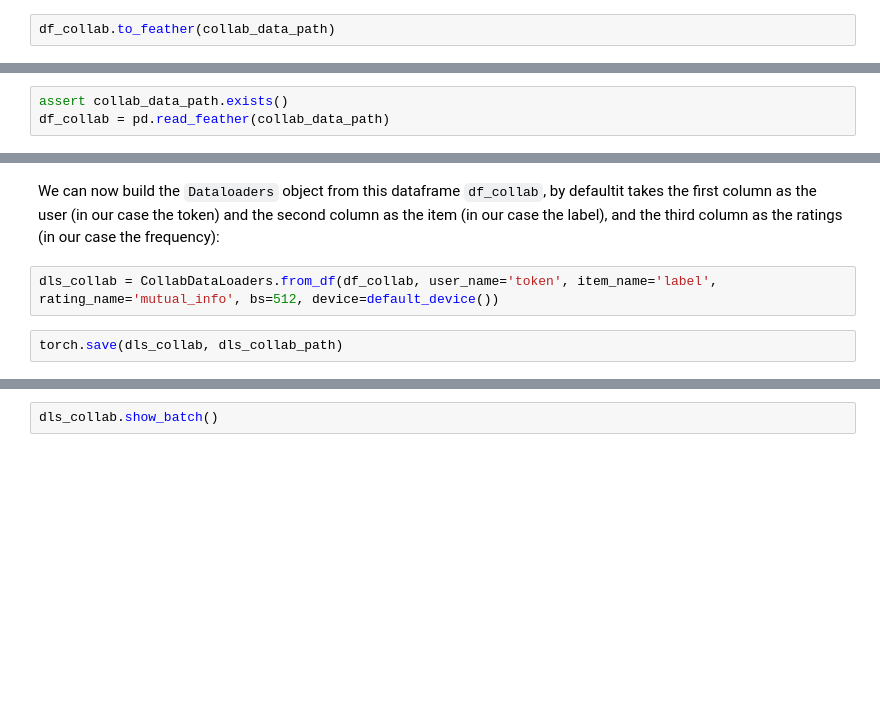
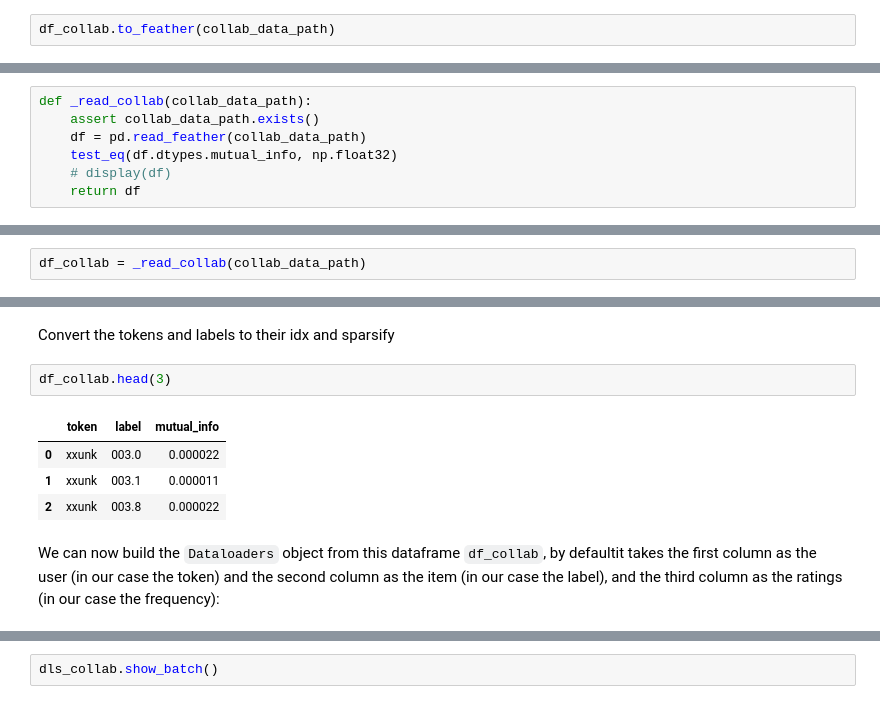
Before and after one commit to debjyotiSRoy/xcube_old, a Jupyter notebook: nbs/examples/mimic/sample/mimic3-9k_sample.ipynb, the cells around one changed output, grey strips where cells are left out. Drawn from its saved outputs; the diff is of its cells as text; blank space fills up the shorter version.

```diff
--- a/nbs/examples/mimic/sample/mimic3-9k_sample.ipynb
+++ b/nbs/examples/mimic/sample/mimic3-9k_sample.ipynb
@@ -2017,3 +2032,7 @@ To load it back:
 # %%
-assert collab_data_path.exists()
-df_collab = pd.read_feather(collab_data_path)
+def _read_collab(collab_data_path):
+    assert collab_data_path.exists()
+    df = pd.read_feather(collab_data_path)
+    test_eq(df.dtypes.mutual_info, np.float32)
+    # display(df)
+    return df
@@ -2023,0 +2044,2 @@ NameError: name 'df_collab' is not defined
+# %%
+df_collab = _read_collab(collab_data_path)
@@ -2024,6 +2055,11 @@ NameError: name 'df_collab' is not defined
+# %% [markdown]
+Convert the tokens and labels to their idx and sparsify
+# %%
+df_collab.head(3)
+# %% [output]
+|  | token | label | mutual_info |
+| 0 | xxunk | 003.0 | 0.000022 |
+| 1 | xxunk | 003.1 | 0.000011 |
+| 2 | xxunk | 003.8 | 0.000022 |
 # %% [markdown]
 We can now build the `Dataloaders` object from this dataframe `df_collab`, by defaultit takes the first column as the user (in our case the token) and the second column as the item (in our case the label), and the third column as the ratings (in our case the frequency):
-# %%
-dls_collab = CollabDataLoaders.from_df(df_collab, user_name='token', item_name='label', rating_name='mutual_info', bs=512, device=default_device())
-# %%
-torch.save(dls_collab, dls_collab_path)
```
Also changed, not shown: parts of 39 cells of this notebook.
